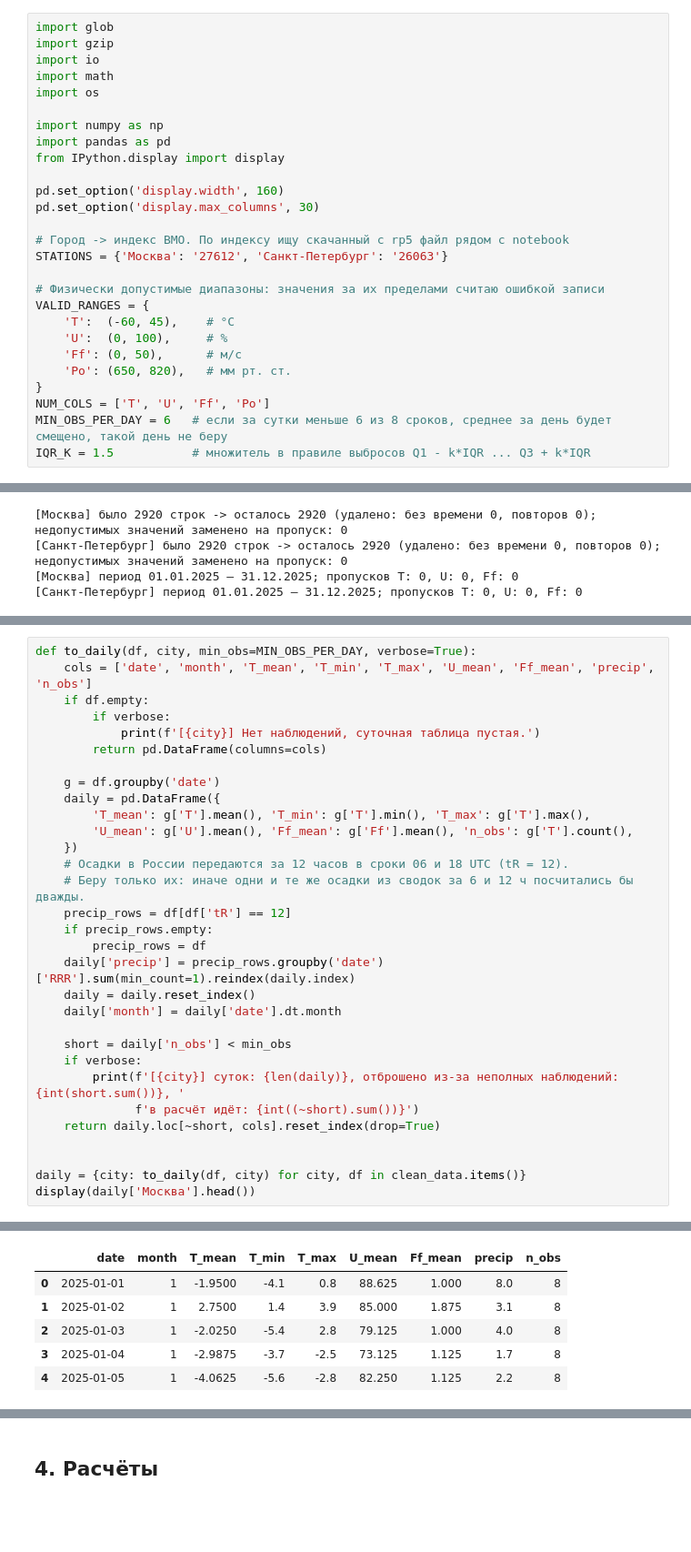
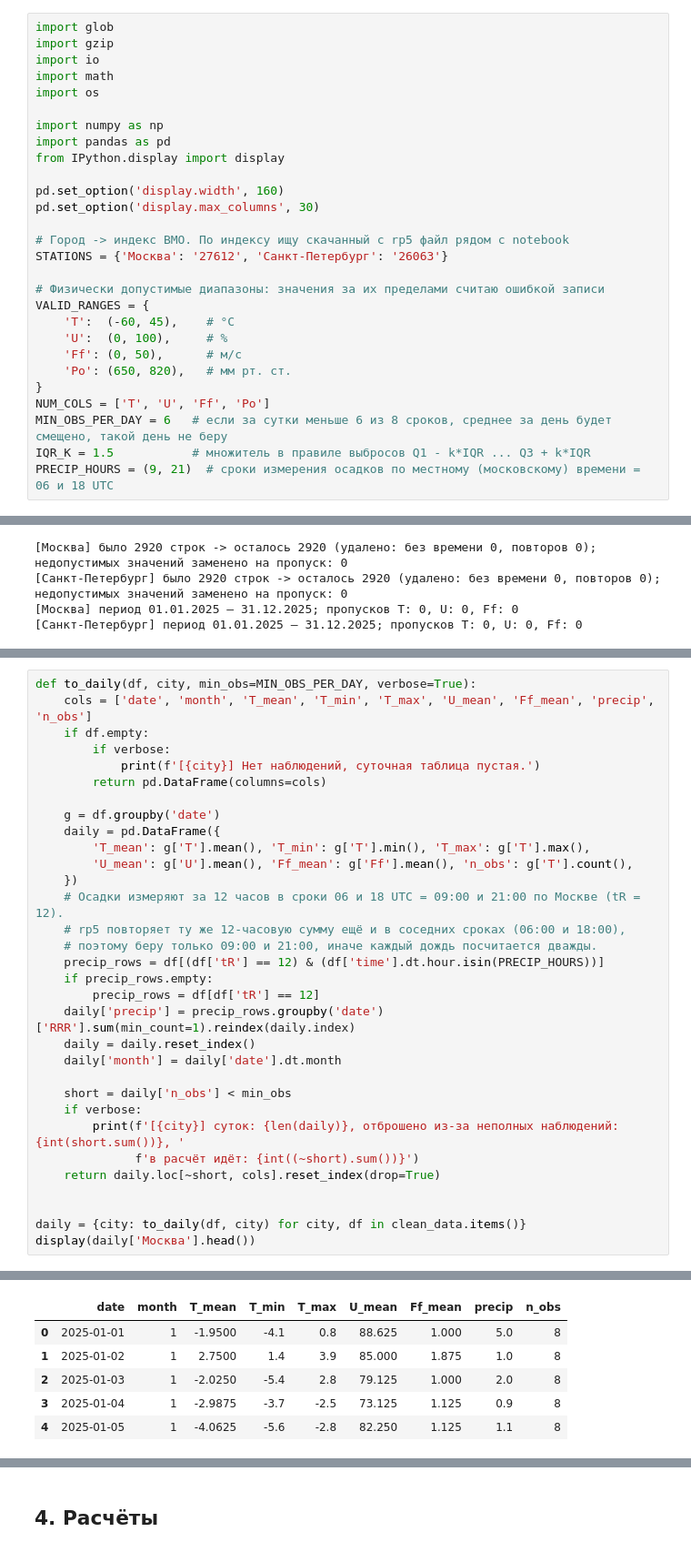
Before and after one commit to Griboedov99/Weather_Research, a Jupyter notebook: Weather_Research.ipynb, the cells around one changed output, grey strips where cells are left out. Shown at 91% size. Drawn from its saved outputs; the diff is of its cells as text; blank space fills up the shorter version.

```diff
--- a/Weather_Research.ipynb
+++ b/Weather_Research.ipynb
@@ -52,6 +53,7 @@ VALID_RANGES = {
 NUM_COLS = ['T', 'U', 'Ff', 'Po']
 MIN_OBS_PER_DAY = 6   # если за сутки меньше 6 из 8 сроков, среднее за день будет смещено, такой день не беру
 IQR_K = 1.5           # множитель в правиле выбросов Q1 - k*IQR ... Q3 + k*IQR
+PRECIP_HOURS = (9, 21)  # сроки измерения осадков по местному (московскому) времени = 06 и 18 UTC
 # %% [markdown]
 Настройки заданы. Дальше загрузка: функция `load_table` находит файл станции, сама определяет кодировку (rp5 отдаёт UTF-8 или cp1251), пропускает служебные строки с `#` в начале файла и читает все значения **как текст**. Перевод в числа делаю позже, чтобы проверки увидели «сырые» проблемы: пустые ячейки и текст вместо чисел. Если файла нет, функция не падает, а пишет понятное сообщение и возвращает пустую таблицу.
 # %%
@@ -280,40 +284,41 @@ for city, df in clean_data.items():
 def to_daily(df, city, min_obs=MIN_OBS_PER_DAY, verbose=True):
     cols = ['date', 'month', 'T_mean', 'T_min', 'T_max', 'U_mean', 'Ff_mean', 'precip', 'n_obs']
     if df.empty:
         if verbose:
             print(f'[{city}] Нет наблюдений, суточная таблица пустая.')
         return pd.DataFrame(columns=cols)
 
     g = df.groupby('date')
     daily = pd.DataFrame({
         'T_mean': g['T'].mean(), 'T_min': g['T'].min(), 'T_max': g['T'].max(),
         'U_mean': g['U'].mean(), 'Ff_mean': g['Ff'].mean(), 'n_obs': g['T'].count(),
     })
-    # Осадки в России передаются за 12 часов в сроки 06 и 18 UTC (tR = 12).
-    # Беру только их: иначе одни и те же осадки из сводок за 6 и 12 ч посчитались бы дважды.
-    precip_rows = df[df['tR'] == 12]
+    # Осадки измеряют за 12 часов в сроки 06 и 18 UTC = 09:00 и 21:00 по Москве (tR = 12).
+    # rp5 повторяет ту же 12-часовую сумму ещё и в соседних сроках (06:00 и 18:00),
+    # поэтому беру только 09:00 и 21:00, иначе каждый дождь посчитается дважды.
+    precip_rows = df[(df['tR'] == 12) & (df['time'].dt.hour.isin(PRECIP_HOURS))]
     if precip_rows.empty:
-        precip_rows = df
+        precip_rows = df[df['tR'] == 12]
     daily['precip'] = precip_rows.groupby('date')['RRR'].sum(min_count=1).reindex(daily.index)
     daily = daily.reset_index()
     daily['month'] = daily['date'].dt.month
 
     short = daily['n_obs'] < min_obs
     if verbose:
         print(f'[{city}] суток: {len(daily)}, отброшено из-за неполных наблюдений: {int(short.sum())}, '
               f'в расчёт идёт: {int((~short).sum())}')
     return daily.loc[~short, cols].reset_index(drop=True)
 
 
 daily = {city: to_daily(df, city) for city, df in clean_data.items()}
 display(daily['Москва'].head())
 # %% [output]
 [Москва] суток: 365, отброшено из-за неполных наблюдений: 0, в расчёт идёт: 365
 [Санкт-Петербург] суток: 365, отброшено из-за неполных наблюдений: 0, в расчёт идёт: 365
 |  | date | month | T_mean | T_min | T_max | U_mean | Ff_mean | precip | n_obs |
-| 0 | 2025-01-01 | 1 | -1.9500 | -4.1 | 0.8 | 88.625 | 1.000 | 8.0 | 8 |
-| 1 | 2025-01-02 | 1 | 2.7500 | 1.4 | 3.9 | 85.000 | 1.875 | 3.1 | 8 |
-| 2 | 2025-01-03 | 1 | -2.0250 | -5.4 | 2.8 | 79.125 | 1.000 | 4.0 | 8 |
-| 3 | 2025-01-04 | 1 | -2.9875 | -3.7 | -2.5 | 73.125 | 1.125 | 1.7 | 8 |
-| 4 | 2025-01-05 | 1 | -4.0625 | -5.6 | -2.8 | 82.250 | 1.125 | 2.2 | 8 |
+| 0 | 2025-01-01 | 1 | -1.9500 | -4.1 | 0.8 | 88.625 | 1.000 | 5.0 | 8 |
+| 1 | 2025-01-02 | 1 | 2.7500 | 1.4 | 3.9 | 85.000 | 1.875 | 1.0 | 8 |
+| 2 | 2025-01-03 | 1 | -2.0250 | -5.4 | 2.8 | 79.125 | 1.000 | 2.0 | 8 |
+| 3 | 2025-01-04 | 1 | -2.9875 | -3.7 | -2.5 | 73.125 | 1.125 | 0.9 | 8 |
+| 4 | 2025-01-05 | 1 | -4.0625 | -5.6 | -2.8 | 82.250 | 1.125 | 1.1 | 8 |
 # %% [markdown]
```
Also changed, not shown: parts of 19 cells of this notebook, 1 other file.
